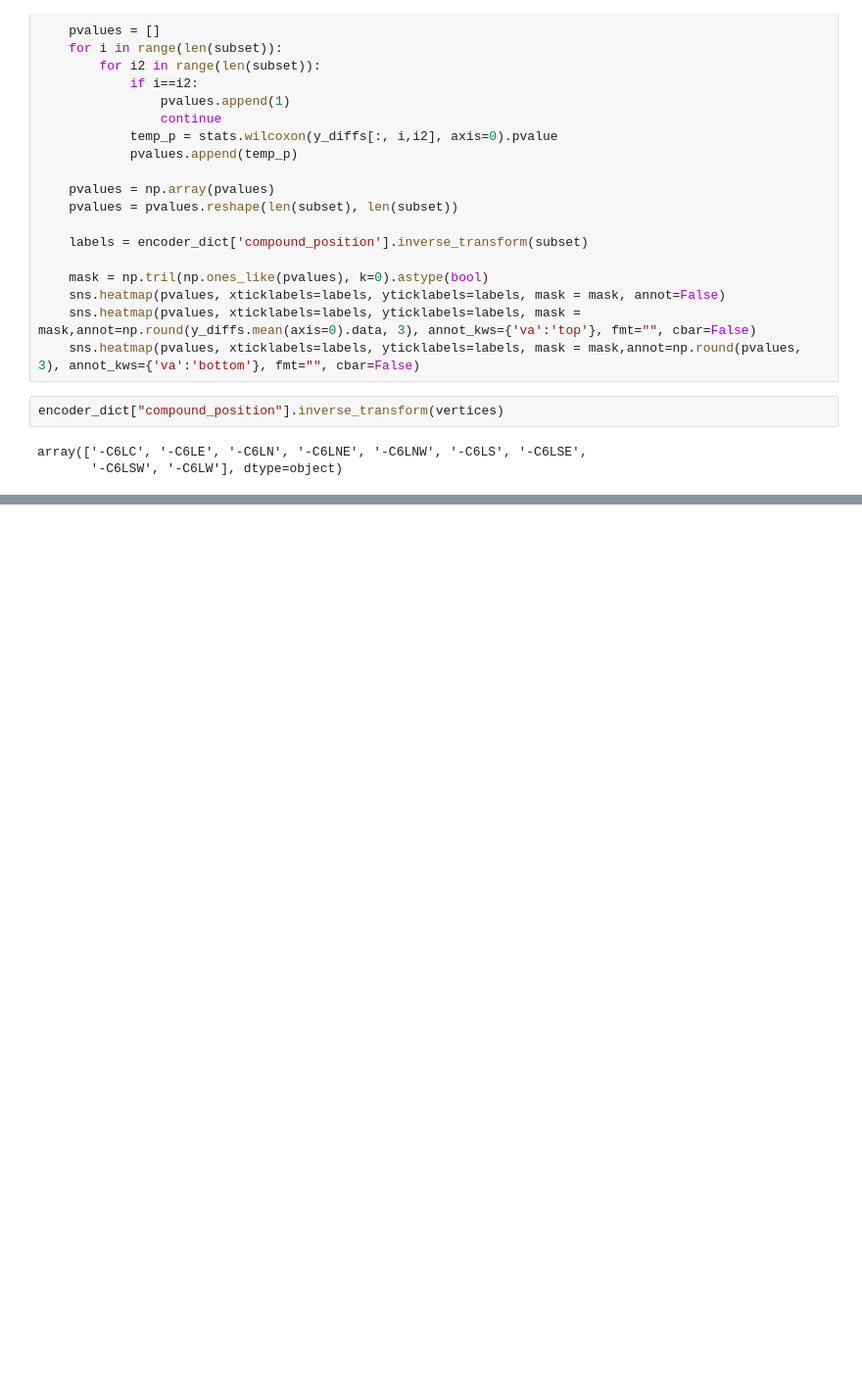
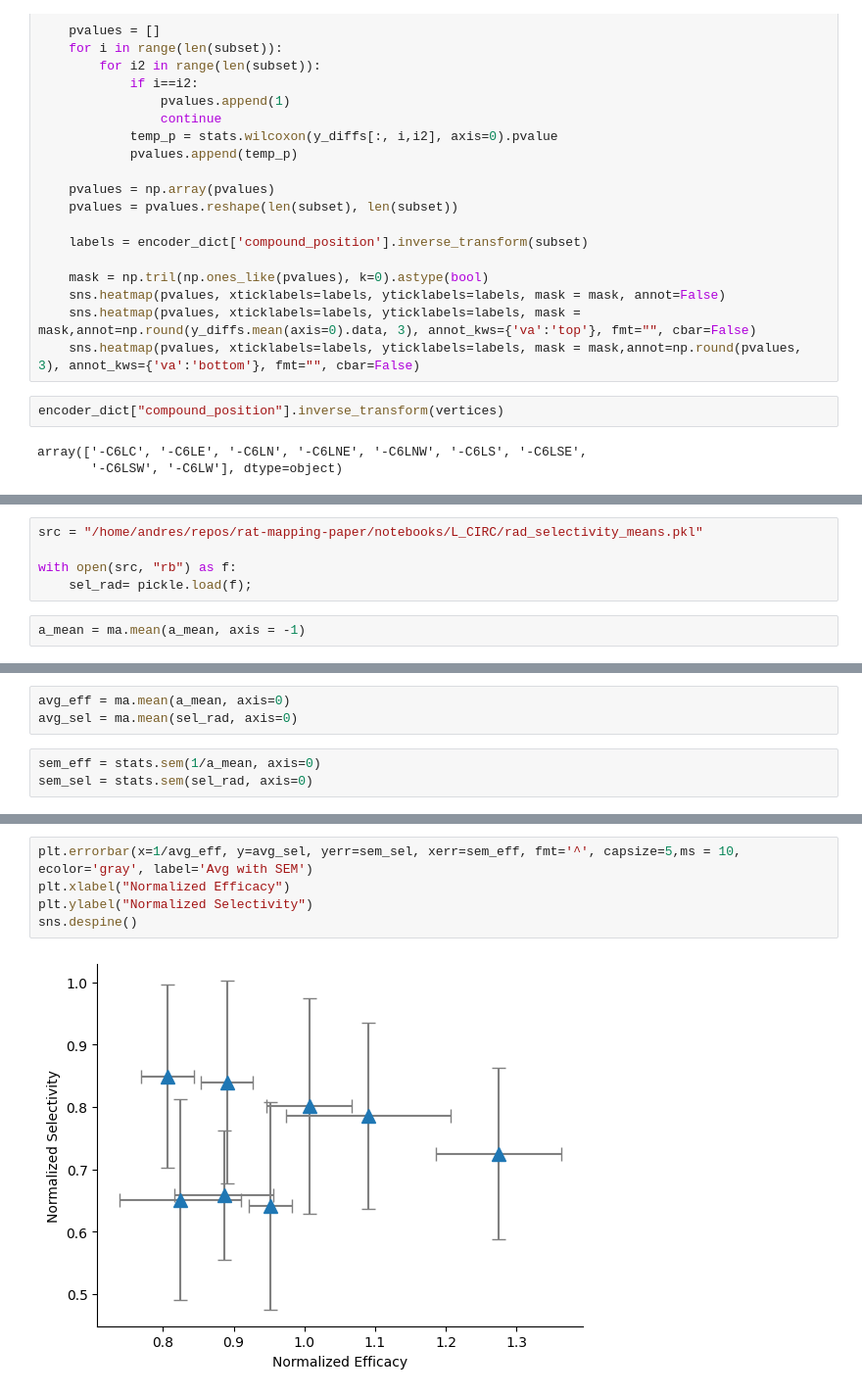
Before and after one commit to hbmep/rat-mapping, a Jupyter notebook: notebooks/L_CIRC/MEP_amplitude.ipynb, the cells around one changed output, grey strips where cells are left out. Shown at 98% size. Drawn from its saved outputs; the diff is of its cells as text; blank space fills up the shorter version.

```diff
--- a/notebooks/L_CIRC/MEP_amplitude.ipynb
+++ b/notebooks/L_CIRC/MEP_amplitude.ipynb
@@ -219,0 +236,7 @@ ValueError: setting an array element with a sequence. The requested array has an
+# %%
+src = "/home/andres/repos/rat-mapping-paper/notebooks/L_CIRC/rad_selectivity_means.pkl"
+
+with open(src, "rb") as f:
+    sel_rad= pickle.load(f);
+# %%
+a_mean = ma.mean(a_mean, axis = -1)
@@ -219,0 +247,6 @@ ValueError: setting an array element with a sequence. The requested array has an
+# %%
+avg_eff = ma.mean(a_mean, axis=0)
+avg_sel = ma.mean(sel_rad, axis=0)
+# %%
+sem_eff = stats.sem(1/a_mean, axis=0)
+sem_sel = stats.sem(sel_rad, axis=0)
@@ -219,0 +276,7 @@ ValueError: setting an array element with a sequence. The requested array has an
+# %%
+plt.errorbar(x=1/avg_eff, y=avg_sel, yerr=sem_sel, xerr=sem_eff, fmt='^', capsize=5,ms = 10, ecolor='gray', label='Avg with SEM')
+plt.xlabel("Normalized Efficacy")
+plt.ylabel("Normalized Selectivity")
+sns.despine()
+# %% [output]
+[figure, added]
```
Also changed, not shown: parts of 24 cells of this notebook, 5 other files.
